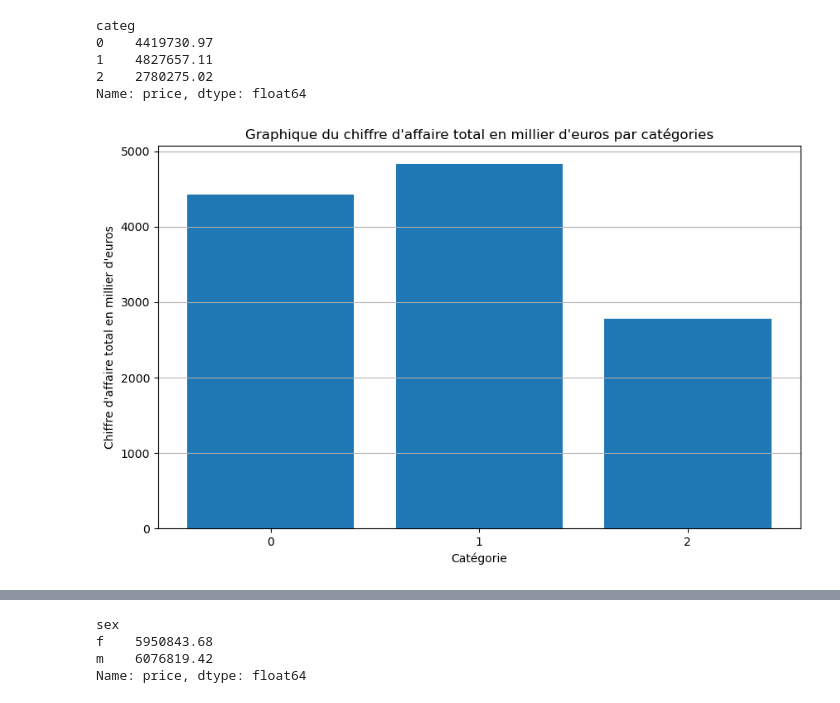
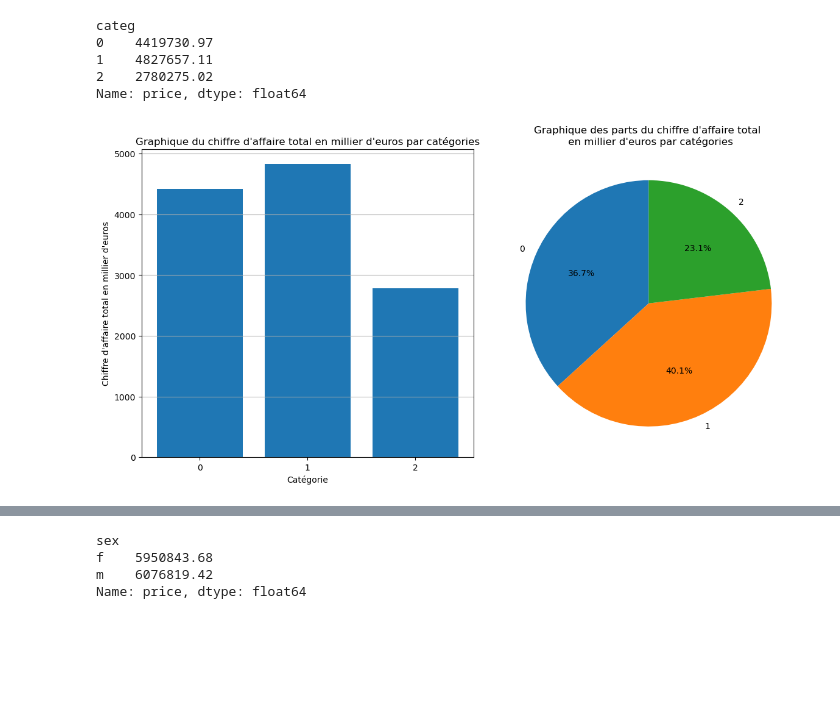
Before and after one commit to kikduck/DA-P6, a Jupyter notebook: notebook-p6.ipynb, the cells around one changed output, grey strips where cells are left out. Cells and saved outputs as stored; diff of their text form; code cells hidden in the pictures; blank space fills up the shorter version.

```diff
--- a/notebook-p6.ipynb
+++ b/notebook-p6.ipynb
@@ -78,12 +78,19 @@ categ
 2    2780275.02
 Name: price, dtype: float64
 # %%
-plt.figure(figsize=(10, 6))
+plt.figure(figsize=(12, 6))
+plt.subplot(1, 2, 1)  # 1 ligne, 2 colonnes, premier graphique
 plt.bar(df_CA_categ.index.astype(str), df_CA_categ/1000)
 plt.grid(axis = "y")
 plt.xlabel('Catégorie')
 plt.ylabel("Chiffre d'affaire total en millier d'euros")
 plt.title("Graphique du chiffre d'affaire total en millier d'euros par catégories")
+
+plt.subplot(1, 2, 2)  # 1 ligne, 2 colonnes, premier graphique
+plt.pie(df_CA_categ, labels=df_CA_categ.index.astype(str), autopct='%1.1f%%', startangle=90)
+plt.title("Graphique des parts du chiffre d'affaire total \n en millier d'euros par catégories")
+
+plt.tight_layout()
 plt.show()
 # %% [output]
-[figure, old version]
+[figure, new version]
```
Also changed, not shown: parts of 9 cells of this notebook.
